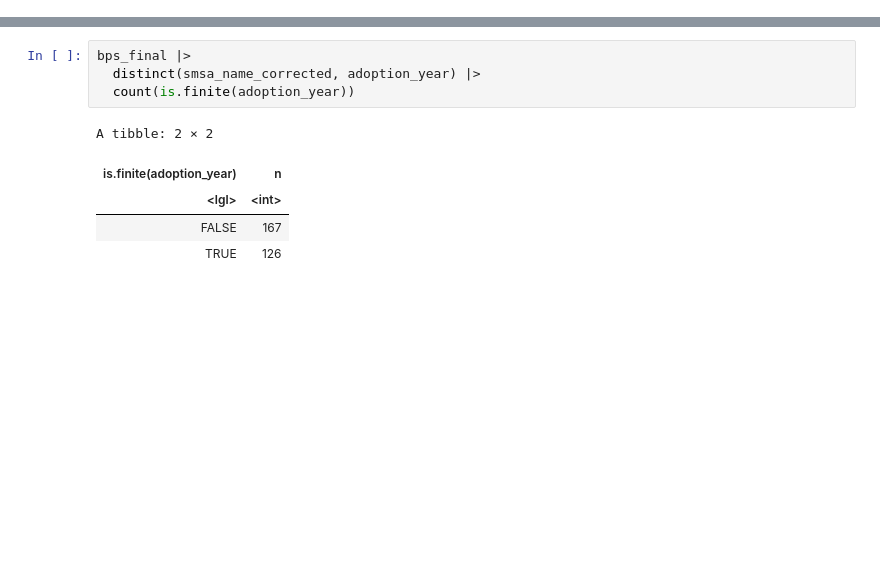
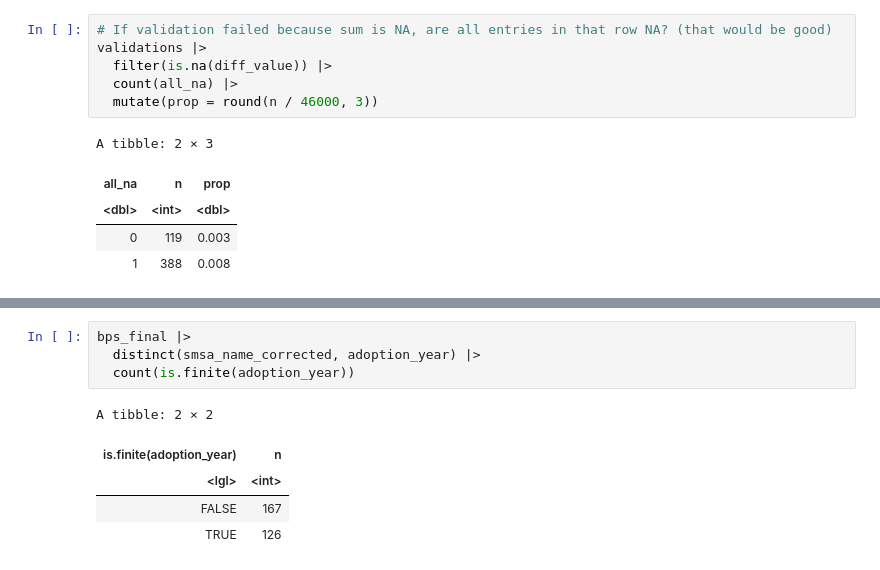
Before and after one commit to willwwang/little-nepas, a Jupyter notebook: script/ocr_validation.ipynb, the cells around one changed output, grey strips where cells are left out. Cells and saved outputs as stored; diff of their text form; blank space fills up the shorter version.

```diff
--- a/script/ocr_validation.ipynb
+++ b/script/ocr_validation.ipynb
@@ -275,0 +85,12 @@ bps_final |>
+# %%
+# If validation failed because sum is NA, are all entries in that row NA? (that would be good)
+validations |>
+  filter(is.na(diff_value)) |>
+  count(all_na) |>
+  mutate(prop = round(n / 46000, 3))
+# %% [output]
+A tibble: 2 × 3
+| all_na | n | prop |
+| <dbl> | <int> | <dbl> |
+| 0 | 119 | 0.003 |
+| 1 | 388 | 0.008 |
```
Also changed, not shown: parts of 41 cells of this notebook, 28 other files.
